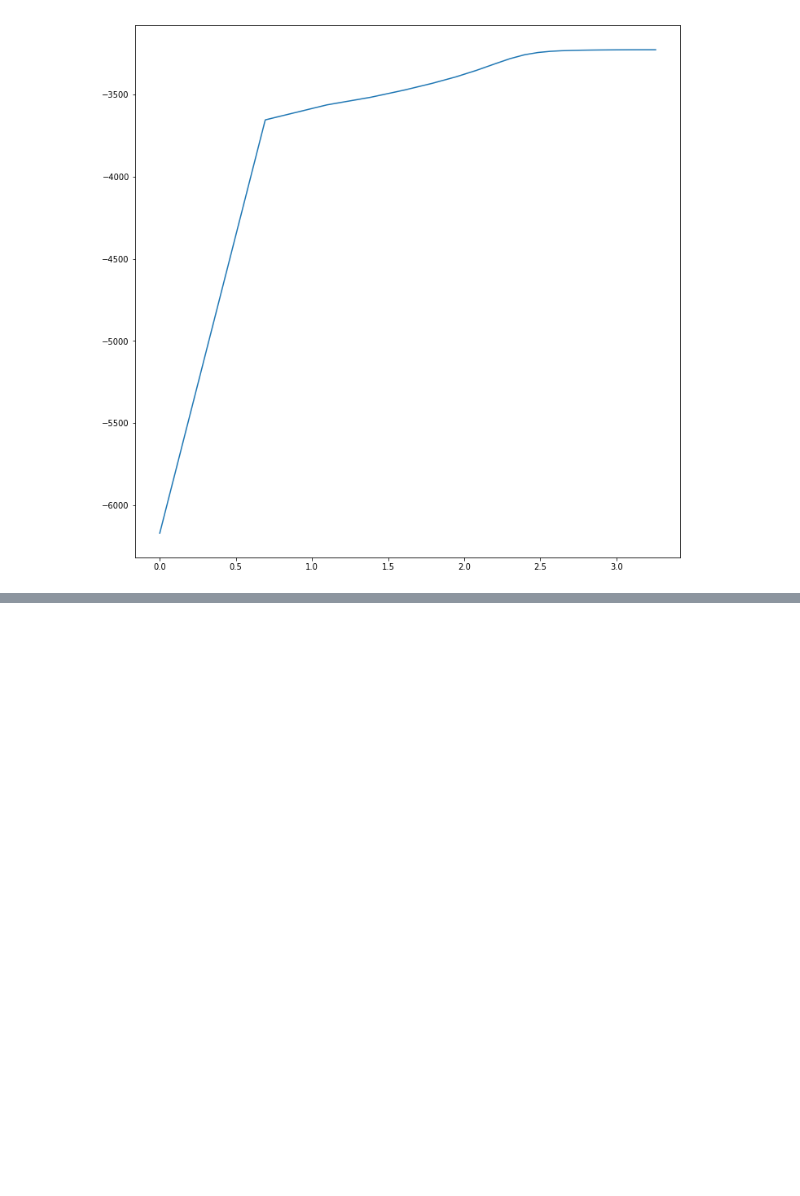
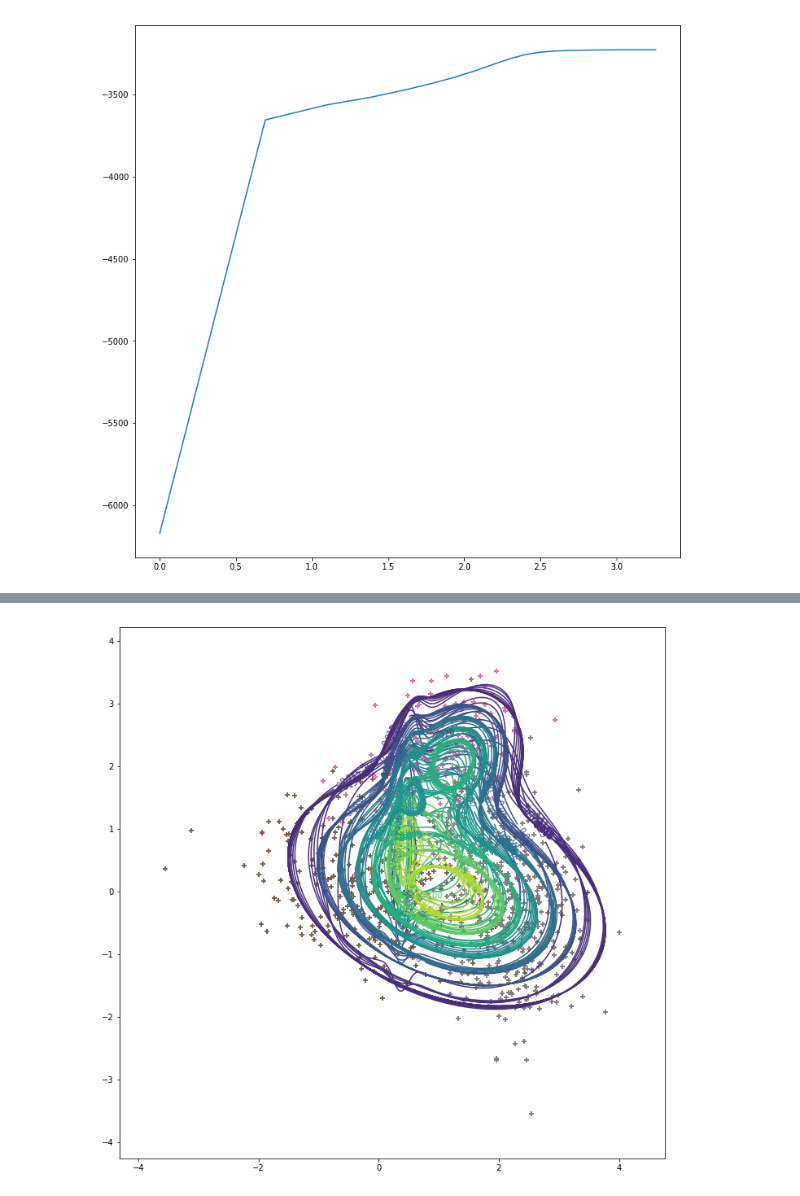
Before and after one commit to fd0r/PGM_PS2, a Jupyter notebook: Lab.ipynb, the cells around one changed output, grey strips where cells are left out. Cells and saved outputs as stored; diff of their text form; code cells hidden in the pictures; blank space fills up the shorter version.

Commit message:
add plots

```diff
--- a/Lab.ipynb
+++ b/Lab.ipynb
@@ -595,13 +596,16 @@ for k in range(10):
     # TODO: Compute log-likelihood
     max_iter = 100
     estimated_components = 3
-    means_0 = np.random.rand(3,2)
-    covariances_0=np.random.rand(3,2,2)
+    d = len(mus[0])
+    np.random.seed(0)
+    means_0 = np.random.rand(estimated_components,d)
+    covariances_0=np.random.rand(estimated_components,d,d)
     for idx, matrix in enumerate(covariances_0):
         covariances_0[idx] = np.transpose(matrix)@matrix
 
-    membership_weights_0 = np.random.rand(3)
+    membership_weights_0 = np.random.rand(estimated_components)
     membership_weights_0 /= np.sum(membership_weights_0)
+
     log_likes_sub = list()
     with tqdm(enumerate(EM_generator(data=gmm_sample,
                            means_0=means_0,
@@ -616,4 +620,4 @@ for k in range(10):
 
         for t, (means, covariances, membership_weights, delta, value) in pbar:
             log_likes_sub.append(value)
-    log_likes.append(log_likes)
+    log_likes.append(log_likes_sub)
@@ -619,0 +626,6 @@ for k in range(10):
+# %%
+fig = plt.figure()
+ax = fig.add_subplot(111)
+for i, log_like in enumerate(log_likes):
+    ax.lines(np.log(range(1,len(log_like))),log_like)
+plt.show()
@@ -619,0 +636,81 @@ for k in range(10):
+# %%
+from celluloid import Camera
+
+# Extract x and y
+X = gmm_sample[:,0]
+Y = gmm_sample[:,1]
+# Define the borders
+deltaX = (max(X) - min(X))/10
+deltaY = (max(Y) - min(Y))/10
+xmin = min(X) - deltaX
+xmax = max(X) + deltaX
+ymin = min(Y) - deltaY
+ymax = max(Y) + deltaY
+print(xmin, xmax, ymin, ymax)
+
+# TODO: Compute log-likelihood
+max_iter = 100
+estimated_components = 3
+d = len(mus[0])
+np.random.seed(0)
+means_0 = np.random.rand(estimated_components,d)
+covariances_0=np.random.rand(estimated_components,d,d)
+for idx, matrix in enumerate(covariances_0):
+    covariances_0[idx] = np.transpose(matrix)@matrix
+
+membership_weights_0 = np.random.rand(estimated_components)
+membership_weights_0 /= np.sum(membership_weights_0)
+
+delta = None
+means = means_0
+membership_weights = membership_weights_0
+value = None
+log_likes = list()
+
+fig = plt.figure(figsize=(12,12))
+camera = Camera(fig)
+
+with tqdm(enumerate(EM_generator(data=gmm_sample,
+                       means_0=means_0,
+                       covariances_0=covariances_0,
+                       membership_weights_0=membership_weights_0,
+                       epsilon=1e-3)),
+                       total = max_iter,
+                       postfix={'delta': delta,
+                                'Log-Likelihood': value,
+                                'means':means,
+                                'membership_weights':membership_weights}) as pbar:
+
+    for t, (means, covariances, membership_weights, delta, value) in pbar:
+        pbar.set_postfix({'delta': delta,
+                            'Log-Likelihood': value,
+                            'means':means,
+                            'membership_weights':membership_weights})
+        normals = [None for _ in membership_weights]
+        for idx, _ in enumerate(membership_weights):
+            normals[idx] = multivariate_normal(means[idx],covariances[idx])
+
+        def my_distrib(pos):
+            return sum(membership_weights[idx]*normal.pdf(pos) for idx, normal in enumerate(normals))
+
+
+        x, y = np.mgrid[xmin:xmax:.01, ymin:ymax:.01]
+        pos = np.dstack((x, y))
+
+        ax = fig.add_subplot(111)
+
+        if False:
+            ax.contourf(x, y, my_distrib(pos))
+        else:
+            cp = ax.contour(x, y, my_distrib(pos))
+        ax.clabel(cp, inline=True,
+                  fontsize=10)
+        for gaussian_idx in range(K):
+            ax.scatter(gmm_sample[:,0][xis[:,gaussian_idx]], gmm_sample[:,1][xis[:,gaussian_idx]],marker='+')
+        camera.snap()
+
+        log_likes.append(value)
+        if  t > max_iter:
+            print('Reach max_iteration={}'.format(max_iter))
+            break
+# %% [output]
@@ -619,0 +723 @@ for k in range(10):
+[figure, added]
```
Also changed, not shown: parts of 6 cells of this notebook.
